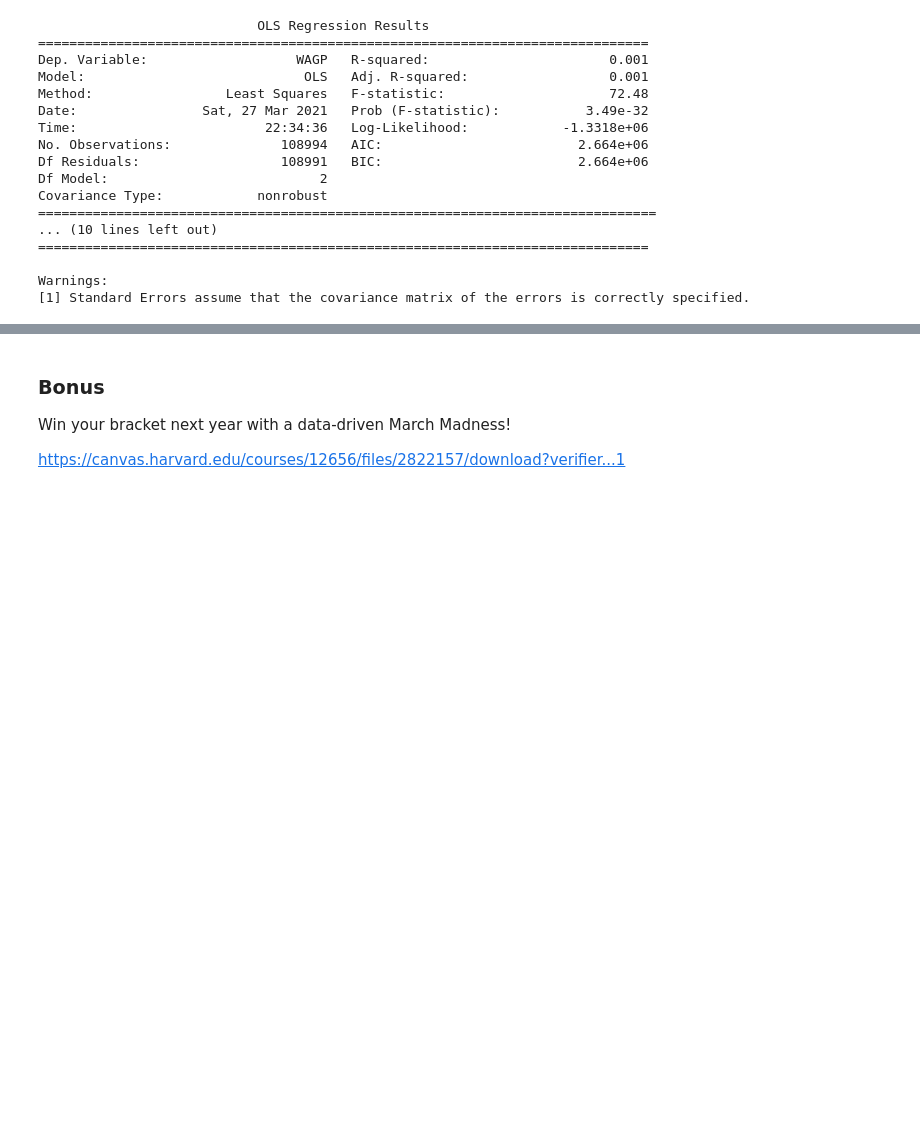
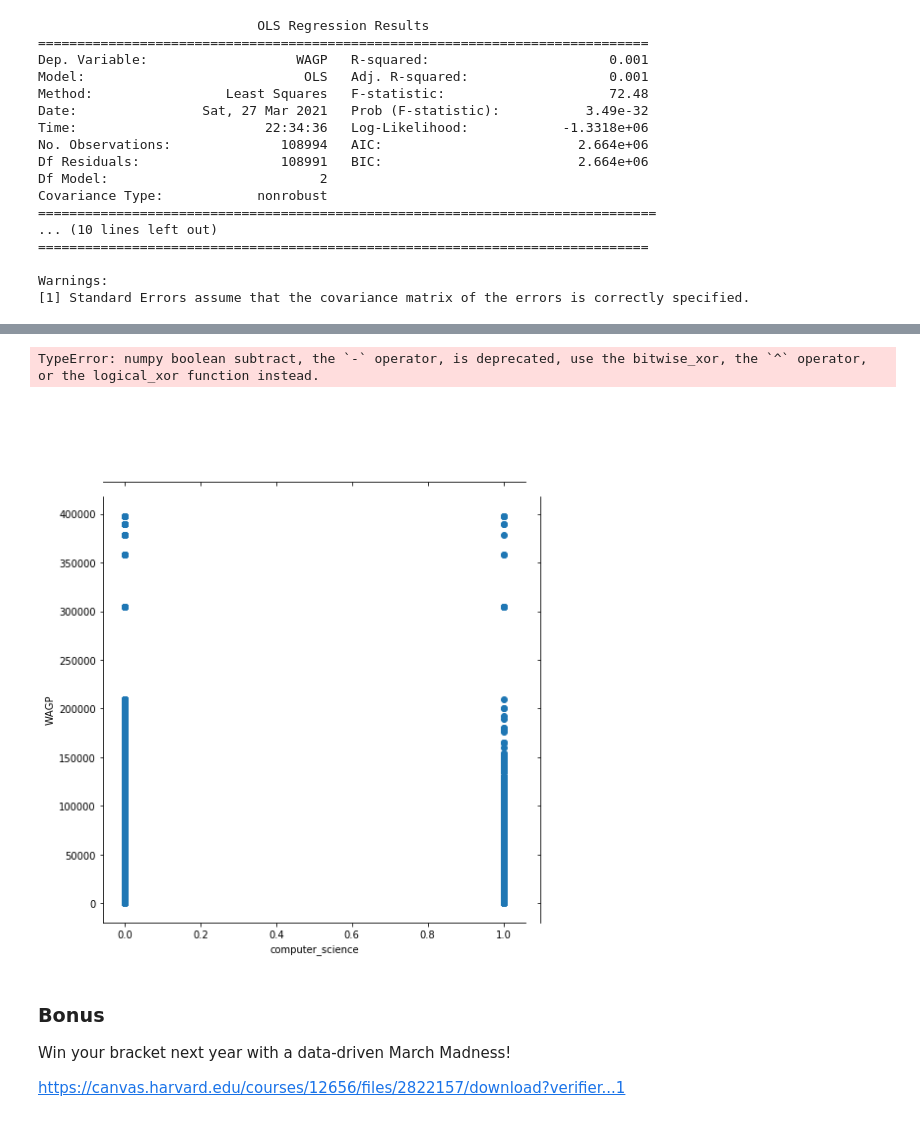
Before and after one commit to abs8090/ce599, a Jupyter notebook: 14-Regression 1/Regression 1.ipynb, the cells around one changed output, grey strips where cells are left out. Drawn from its saved outputs; the diff is of its cells as text; code cells hidden in the pictures; blank space fills up the shorter version.

```diff
--- a/14-Regression 1/Regression 1.ipynb
+++ b/14-Regression 1/Regression 1.ipynb
@@ -765,14 +767,15 @@ df['works_for_federal_government'] = df['COW'].apply(lambda x : x>=5)
 df['computer_science'] = df['FOD1P'].apply(lambda x : x == 2102)
 
 mod = smf.ols(formula='WAGP \
-                        ~ C(computer_science) \
+                        ~ computer_science \
                         + works_in_private_sector \
                         + works_for_local_government \
                         + works_for_state_government \
-                        + works_for_federal_government ',
+                        + works_for_federal_government',
               data=df)
 res = mod.fit()
 print(res.summary())
+sns.scatterplot(x="computer_science", y="WAGP", data=df, size=8)
 # %% [output]
                             OLS Regression Results
 ==============================================================================
@@ -784,13 +787,15 @@ Time:                        23:15:23   Log-Likelihood:            -1.3316e+06
 No. Observations:              108994   AIC:                         2.663e+06
 Df Residuals:                  108989   BIC:                         2.663e+06
 Df Model:                           4
 Covariance Type:            nonrobust
 ========================================================================================================
 ... (15 lines left out)
 Warnings:
 [1] Standard Errors assume that the covariance matrix of the errors is correctly specified.
 [2] The smallest eigenvalue is 5.61e-31. This might indicate that there are
 strong multicollinearity problems or that the design matrix is singular.
+TypeError: numpy boolean subtract, the `-` operator, is deprecated, use the bitwise_xor, the `^` operator, or the logical_xor function instead.
+[figure, added]
 # %% [markdown]
 ### Bonus
 
```
Also changed, not shown: parts of 4 cells of this notebook.
